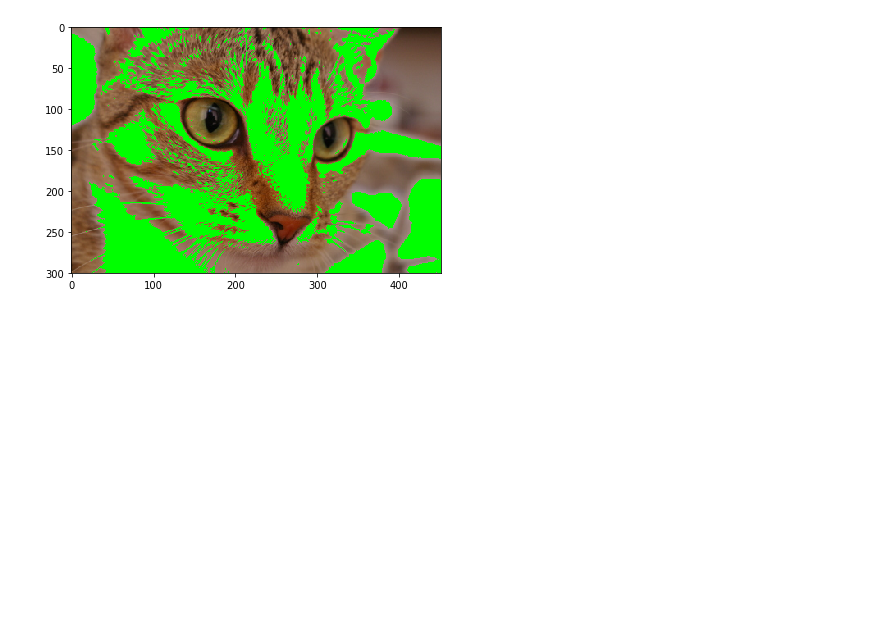
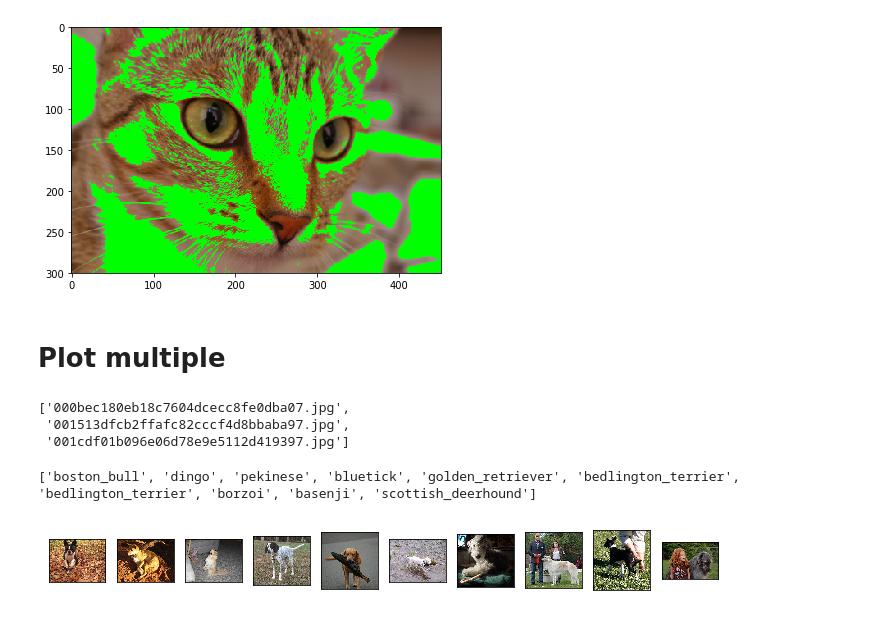
Before and after one commit to voschezang/trash-image-classification, a Jupyter notebook: src/test-edit-img.ipynb, the cells around one changed output. Drawn from its saved outputs; the diff is of its cells as text; code cells hidden in the pictures; blank space fills up the shorter version.

```diff
--- a/src/test-edit-img.ipynb
+++ b/src/test-edit-img.ipynb
@@ -35,3 +46,40 @@ io.imshow(cat)
 # %% [output]
 <matplotlib.image.AxesImage at 0x...>
 [figure]
+# %% [markdown]
+# Plot multiple
+# %%
+def plot(data):
+    #     n, w, h = data.shape
+    n = len(data)
+
+    plt.figure(figsize=(12, 12*n))
+    for i in range(n):
+        ax = plt.subplot(1,n, i+1)
+        plt.imshow(data[i], cmap='gray')
+        ax.get_xaxis().set_visible(False)
+        ax.get_yaxis().set_visible(False)
+# %%
+dataset = data.init_dataset()
+labels = dataset.labels
+dataset.train[0:3]
+# %% [output]
+['000bec180eb18c7604dcecc8fe0dba07.jpg',
+ '001513dfcb2ffafc82cccf4d8bbaba97.jpg',
+ '001cdf01b096e06d78e9e5112d419397.jpg']
+# %%
+x_train = []
+y_train = []
+for i,img_name in enumerate(dataset.train[0:10]):
+    img = data.read_img('train/',img_name)
+    x_train.append(img)
+    id_ = img_name.split('.')[0]
+    breed = labels.loc[labels['id'] == id_]
+    y_train.append(breed['breed'].item())
+
+
+plot(x_train)
+print(y_train)
+# %% [output]
+['boston_bull', 'dingo', 'pekinese', 'bluetick', 'golden_retriever', 'bedlington_terrier', 'bedlington_terrier', 'borzoi', 'basenji', 'scottish_deerhound']
+[figure, added]
```
Also changed, not shown: parts of 1 cell of this notebook, 6 other files.
